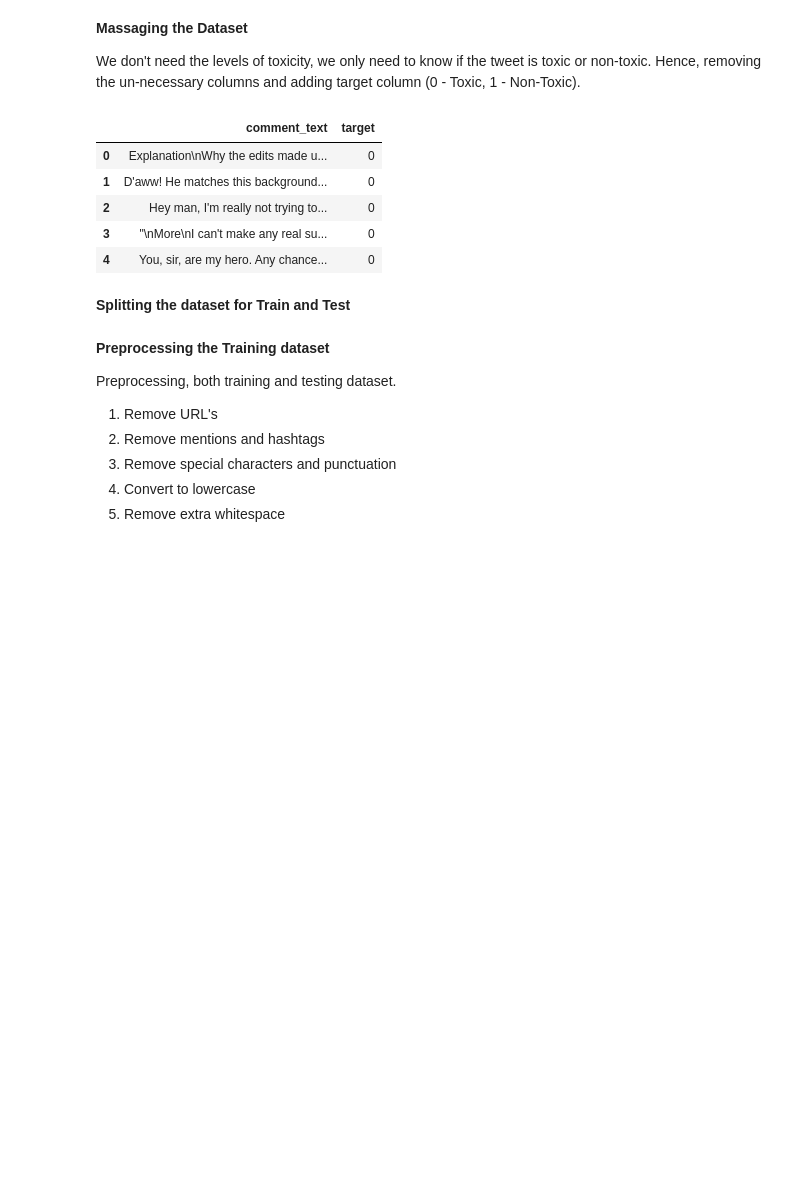
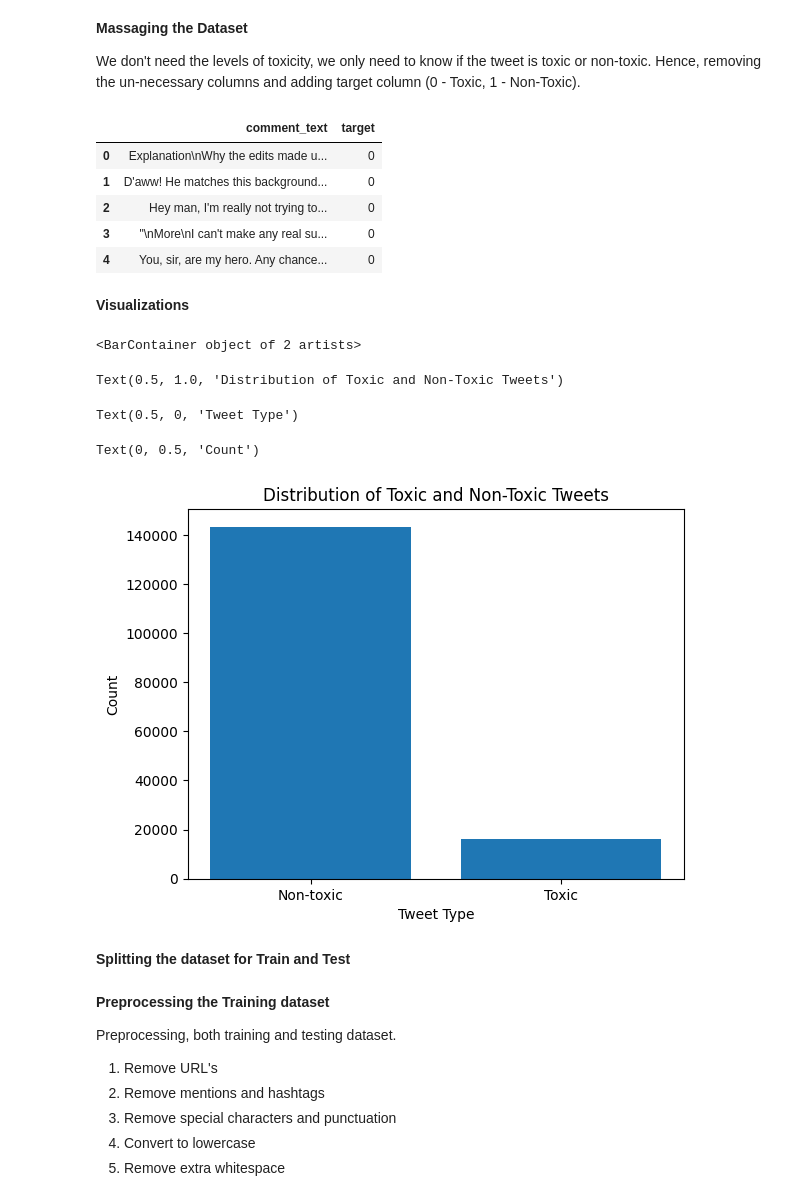
Before and after one commit to shivakumar96/Social-Media_Data-Mining, a Jupyter notebook: Project.ipynb, the cells around one changed output. Drawn from its saved outputs; the diff is of its cells as text; code cells hidden in the pictures; blank space fills up the shorter version.

```diff
--- a/Project.ipynb
+++ b/Project.ipynb
@@ -31,6 +63,24 @@ dataframe.head()
 | 2 | Hey man, I'm really not trying to... | 0 |
 | 3 | "\nMore\nI can't make any real su... | 0 |
 | 4 | You, sir, are my hero. Any chance... | 0 |
+# %% [markdown]
+**Visualizations**
+# %%
+# Count the number of toxic and non-toxic tweets
+counts = dataframe["target"].value_counts()
+
+# Create a bar chart
+plt.bar(["Non-toxic", "Toxic"], counts)
+plt.title("Distribution of Toxic and Non-Toxic Tweets")
+plt.xlabel("Tweet Type")
+plt.ylabel("Count")
+plt.show()
+# %% [output]
+<BarContainer object of 2 artists>
+Text(0.5, 1.0, 'Distribution of Toxic and Non-Toxic Tweets')
+Text(0.5, 0, 'Tweet Type')
+Text(0, 0.5, 'Count')
+[figure, added]
 # %% [markdown]
 **Splitting the dataset for Train and Test**
 # %%
```
Also changed, not shown: parts of 47 cells of this notebook, 10 other files.
